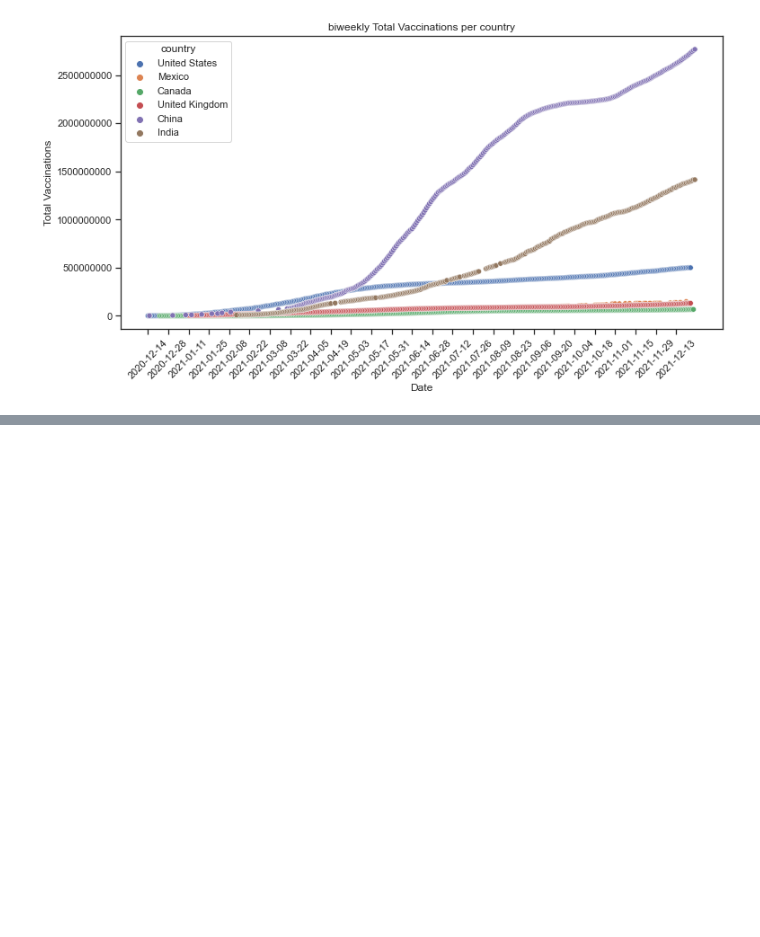
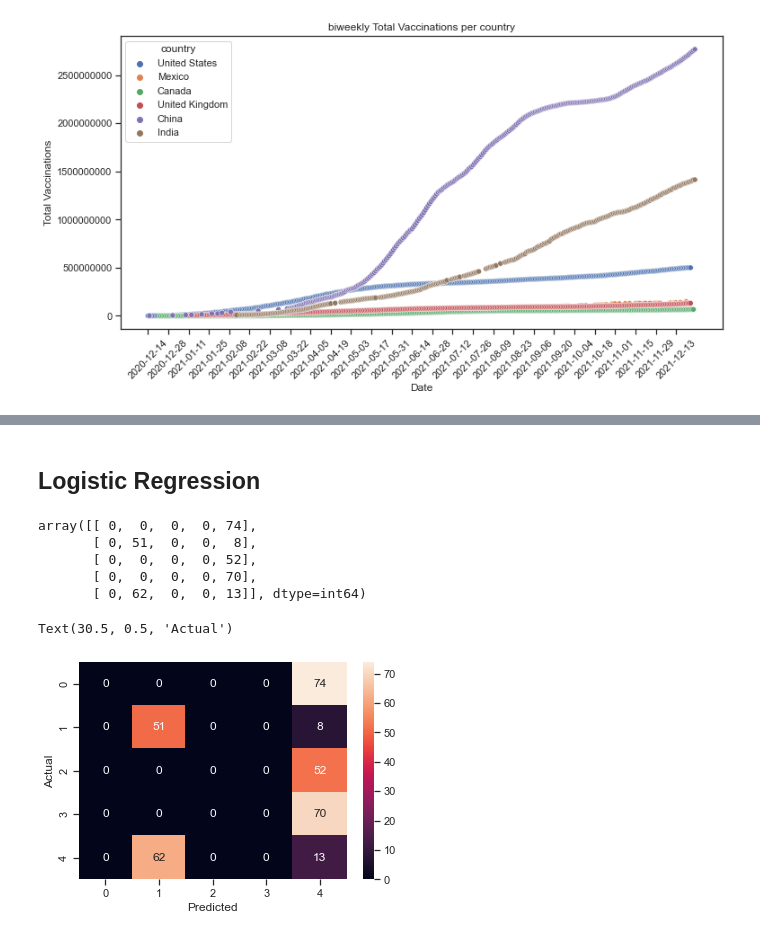
Before and after one commit to labiadsoukaina/covid_19, a Jupyter notebook: world-vaccination-progress.ipynb, the cells around one changed output, grey strips where cells are left out. Drawn from its saved outputs; the diff is of its cells as text; code cells hidden in the pictures; blank space fills up the shorter version.

```diff
--- a/world-vaccination-progress.ipynb
+++ b/world-vaccination-progress.ipynb
@@ -361,0 +411,20 @@ Text(0, 0.5, 'Total Vaccinations')
+# %% [markdown]
+##  Logistic Regression
+# %%
+model_lr=LogisticRegression(solver='liblinear')
+model_lr.fit(X_train,y_train)
+ypred_lr=model_lr.predict(X_test)
+confusion_matrix(y_test,ypred_lr)
+# %% [output]
+array([[ 0,  0,  0,  0, 74],
+       [ 0, 51,  0,  0,  8],
+       [ 0,  0,  0,  0, 52],
+       [ 0,  0,  0,  0, 70],
+       [ 0, 62,  0,  0, 13]], dtype=int64)
+# %%
+sns.heatmap(confusion_matrix(y_test,ypred_lr),annot=True)
+plt.xlabel('Predicted')
+plt.ylabel('Actual')
+# %% [output]
+Text(30.5, 0.5, 'Actual')
+[figure, added]
```
Also changed, not shown: parts of 12 cells of this notebook.
